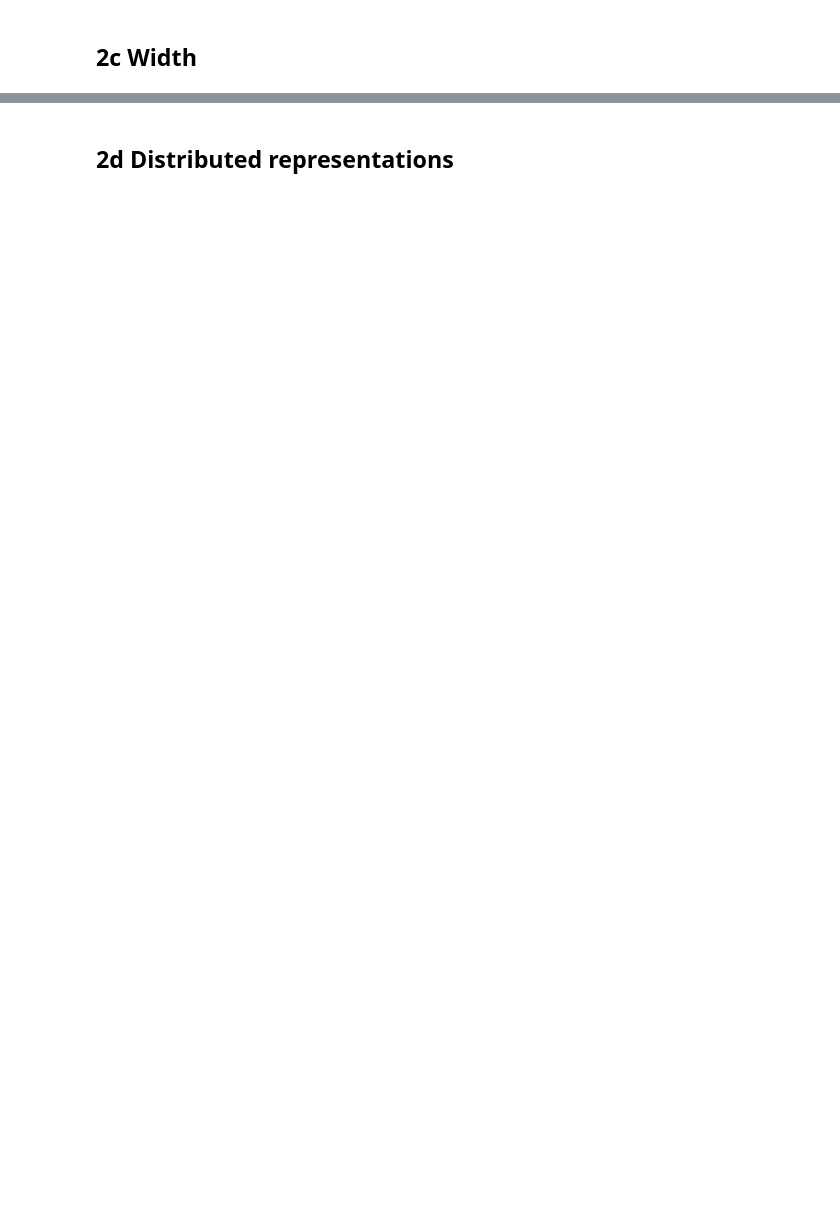
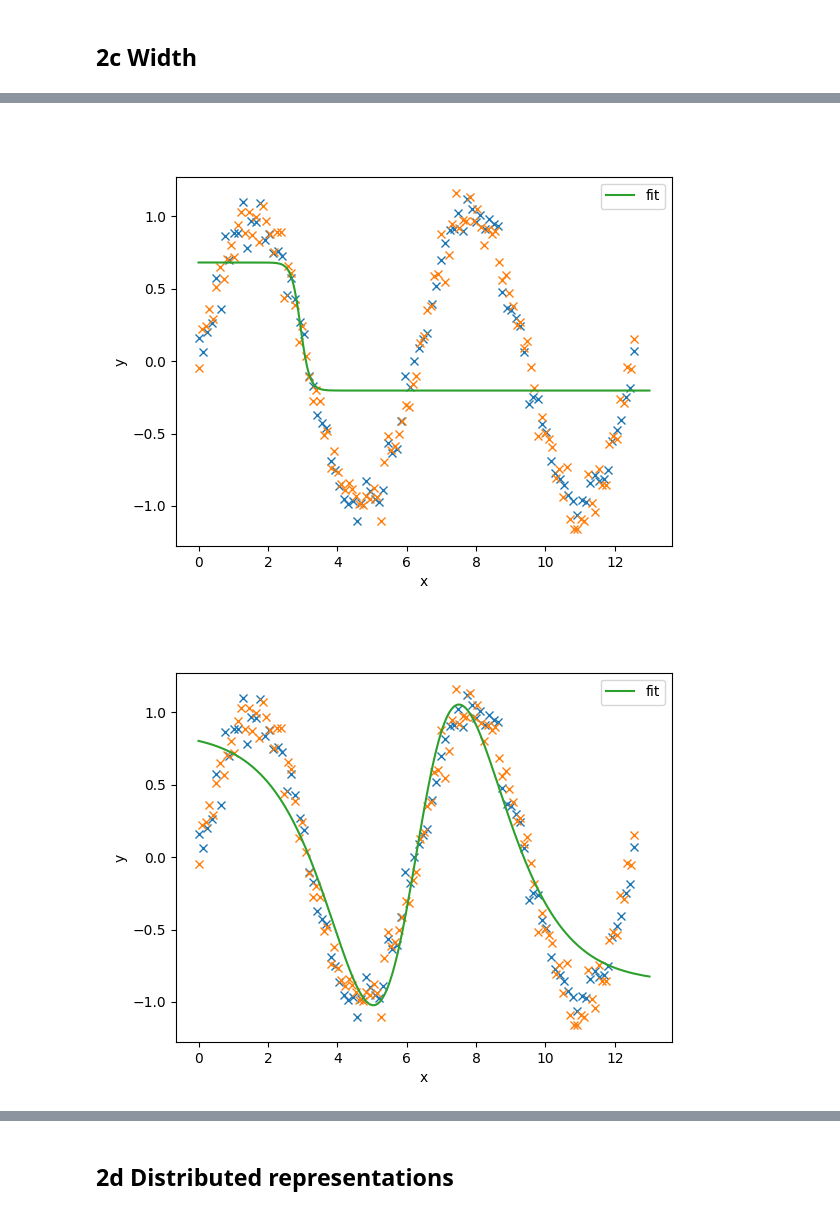
Before and after one commit to KokTeng00/Deep-Learning, a Jupyter notebook: a01-fnn.ipynb, the cells around one changed output, grey strips where cells are left out. Saved outputs shown, nothing was run; the diff lists cells and outputs as text; code cells hidden in the pictures; blank space fills up the shorter version.

```diff
--- a/a01-fnn.ipynb
+++ b/a01-fnn.ipynb
@@ -517,0 +509,12 @@ Test error    : 4.303783893585205
+# %%
+# torch.load(filename)
+
+for i in [1, 2, 3, 10, 50, 100]:
+    model = torch.load(f"model_{i}.pth")
+    nextplot()
+    plot1(X1, y1, label="train")
+    plot1(X1test, y1test, label="test")
+    plot1fit(torch.linspace(0, 13, 500).unsqueeze(1), model)
+# %% [output]
+[figure, added]
+[figure, added]
```
Also changed, not shown: parts of 27 cells of this notebook, 1 other file.
